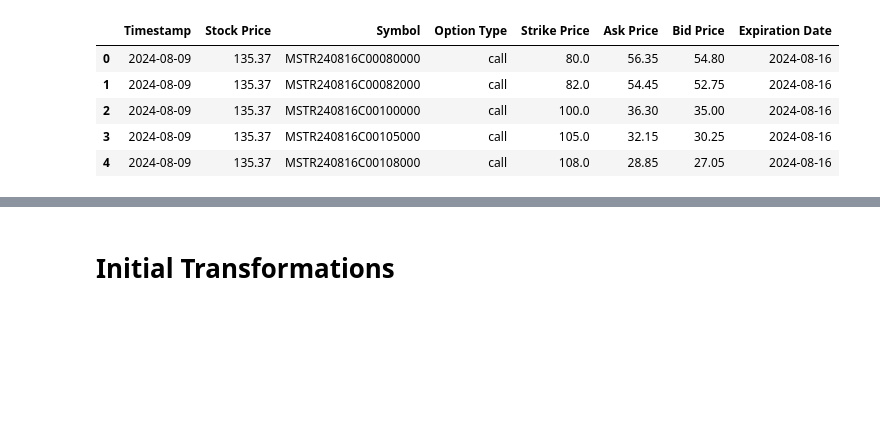
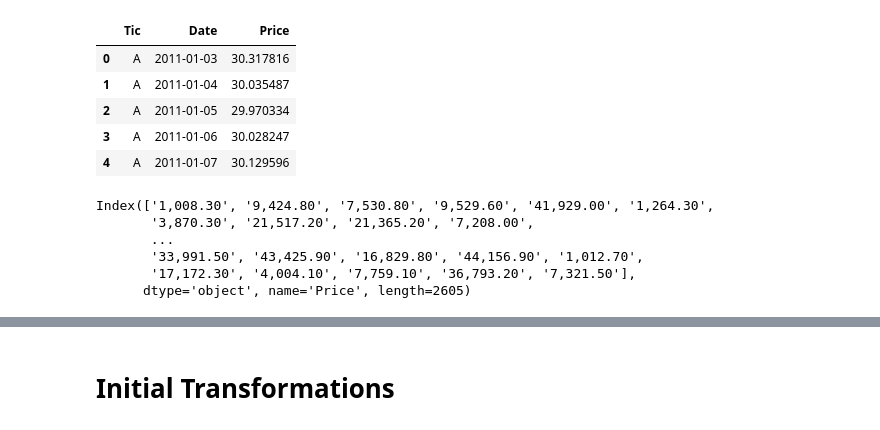
Before and after one commit to ianlai2/MSTR-Options-Research-SwIRL, a Jupyter notebook: options_return_exploration.ipynb, the cells around one changed output, grey strips where cells are left out. Saved outputs shown, nothing was run; the diff lists cells and outputs as text; code cells hidden in the pictures; blank space fills up the shorter version.

```diff
--- a/options_return_exploration.ipynb
+++ b/options_return_exploration.ipynb
@@ -1,16 +1,25 @@
 # %%
 import numpy as np
 import pandas as pd
-import pyarrow as pa
-import pyarrow.parquet as pq
+import matplotlib.pyplot as plt
+
+DATA_PATH = "C:\\Users\\Saber\\Desktop\\research\\Dropbox\\SwIRL_GPU\\Stock Market Research\\Data_Source\\master_stock.csv"
 # %%
-# cols = []   ##TODO: Specify desired columns here
-df_base = pd.read_parquet("MSTR_Options_cleaned.parquet", engine="pyarrow")
+df_base = pd.read_csv(DATA_PATH)
 df_base.head()
 # %% [output]
-|  | Timestamp | Stock Price | Symbol | Option Type | Strike Price | Ask Price | Bid Price | Expiration Date |
-| 0 | 2024-08-09 | 135.37 | MSTR240816C00080000 | call | 80.0 | 56.35 | 54.80 | 2024-08-16 |
-| 1 | 2024-08-09 | 135.37 | MSTR240816C00082000 | call | 82.0 | 54.45 | 52.75 | 2024-08-16 |
-| 2 | 2024-08-09 | 135.37 | MSTR240816C00100000 | call | 100.0 | 36.30 | 35.00 | 2024-08-16 |
-| 3 | 2024-08-09 | 135.37 | MSTR240816C00105000 | call | 105.0 | 32.15 | 30.25 | 2024-08-16 |
-| 4 | 2024-08-09 | 135.37 | MSTR240816C00108000 | call | 108.0 | 28.85 | 27.05 | 2024-08-16 |
+|  | Tic | Date | Price |
+| 0 | A | 2011-01-03 | 30.317816 |
+| 1 | A | 2011-01-04 | 30.035487 |
+| 2 | A | 2011-01-05 | 29.970334 |
+| 3 | A | 2011-01-06 | 30.028247 |
+| 4 | A | 2011-01-07 | 30.129596 |
+# %%
+value_counts_invalid.index
+# %% [output]
+Index(['1,008.30', '9,424.80', '7,530.80', '9,529.60', '41,929.00', '1,264.30',
+       '3,870.30', '21,517.20', '21,365.20', '7,208.00',
+       ...
+       '33,991.50', '43,425.90', '16,829.80', '44,156.90', '1,012.70',
+       '17,172.30', '4,004.10', '7,759.10', '36,793.20', '7,321.50'],
+      dtype='object', name='Price', length=2605)
```
Also changed, not shown: parts of 24 cells of this notebook, 9 other files.
